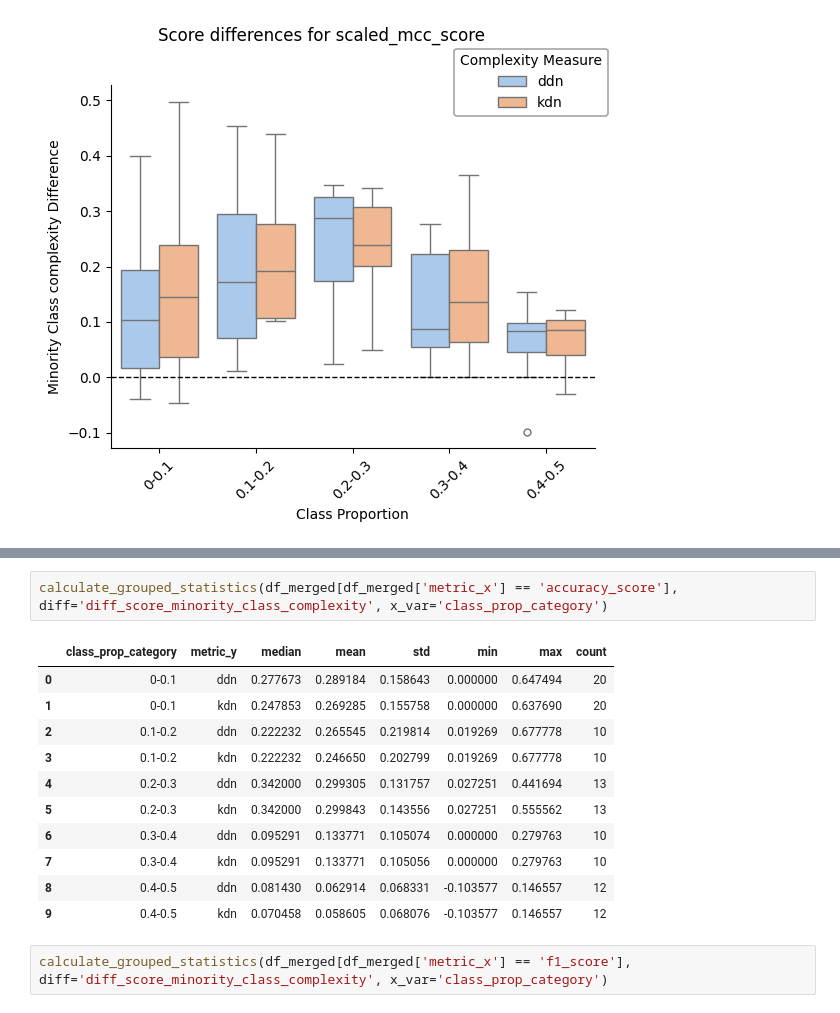
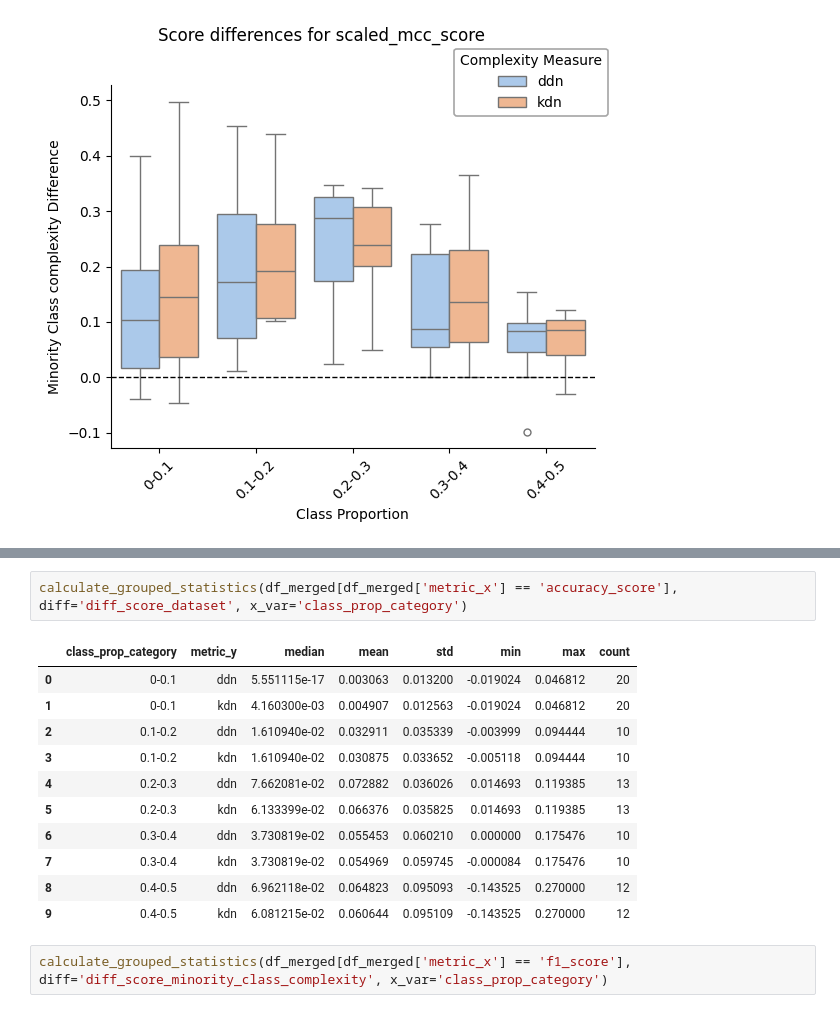
Before and after one commit to URJCDSLab/dynamic_disagreeing_neighbors, a Jupyter notebook: notebooks/best_complexity_across_proportion.ipynb, the cells around one changed output, grey strips where cells are left out. Cells and saved outputs as stored; diff of their text form.

```diff
--- a/notebooks/best_complexity_across_proportion.ipynb
+++ b/notebooks/best_complexity_across_proportion.ipynb
@@ -68,17 +75,17 @@ plot_score_differences_vars(df_merged, diff='diff_score_minority_class_complexit
 # %%
-calculate_grouped_statistics(df_merged[df_merged['metric_x'] == 'accuracy_score'], diff='diff_score_minority_class_complexity', x_var='class_prop_category')
+calculate_grouped_statistics(df_merged[df_merged['metric_x'] == 'accuracy_score'], diff='diff_score_dataset', x_var='class_prop_category')
 # %% [output]
 |  | class_prop_category | metric_y | median | mean | std | min | max | count |
-| 0 | 0-0.1 | ddn | 0.277673 | 0.289184 | 0.158643 | 0.000000 | 0.647494 | 20 |
-| 1 | 0-0.1 | kdn | 0.247853 | 0.269285 | 0.155758 | 0.000000 | 0.637690 | 20 |
-| 2 | 0.1-0.2 | ddn | 0.222232 | 0.265545 | 0.219814 | 0.019269 | 0.677778 | 10 |
-| 3 | 0.1-0.2 | kdn | 0.222232 | 0.246650 | 0.202799 | 0.019269 | 0.677778 | 10 |
-| 4 | 0.2-0.3 | ddn | 0.342000 | 0.299305 | 0.131757 | 0.027251 | 0.441694 | 13 |
-| 5 | 0.2-0.3 | kdn | 0.342000 | 0.299843 | 0.143556 | 0.027251 | 0.555562 | 13 |
-| 6 | 0.3-0.4 | ddn | 0.095291 | 0.133771 | 0.105074 | 0.000000 | 0.279763 | 10 |
-| 7 | 0.3-0.4 | kdn | 0.095291 | 0.133771 | 0.105056 | 0.000000 | 0.279763 | 10 |
-| 8 | 0.4-0.5 | ddn | 0.081430 | 0.062914 | 0.068331 | -0.103577 | 0.146557 | 12 |
-| 9 | 0.4-0.5 | kdn | 0.070458 | 0.058605 | 0.068076 | -0.103577 | 0.146557 | 12 |
+| 0 | 0-0.1 | ddn | 5.551115e-17 | 0.003063 | 0.013200 | -0.019024 | 0.046812 | 20 |
+| 1 | 0-0.1 | kdn | 4.160300e-03 | 0.004907 | 0.012563 | -0.019024 | 0.046812 | 20 |
+| 2 | 0.1-0.2 | ddn | 1.610940e-02 | 0.032911 | 0.035339 | -0.003999 | 0.094444 | 10 |
+| 3 | 0.1-0.2 | kdn | 1.610940e-02 | 0.030875 | 0.033652 | -0.005118 | 0.094444 | 10 |
+| 4 | 0.2-0.3 | ddn | 7.662081e-02 | 0.072882 | 0.036026 | 0.014693 | 0.119385 | 13 |
+| 5 | 0.2-0.3 | kdn | 6.133399e-02 | 0.066376 | 0.035825 | 0.014693 | 0.119385 | 13 |
+| 6 | 0.3-0.4 | ddn | 3.730819e-02 | 0.055453 | 0.060210 | 0.000000 | 0.175476 | 10 |
+| 7 | 0.3-0.4 | kdn | 3.730819e-02 | 0.054969 | 0.059745 | -0.000084 | 0.175476 | 10 |
+| 8 | 0.4-0.5 | ddn | 6.962118e-02 | 0.064823 | 0.095093 | -0.143525 | 0.270000 | 12 |
+| 9 | 0.4-0.5 | kdn | 6.081215e-02 | 0.060644 | 0.095109 | -0.143525 | 0.270000 | 12 |
 # %%
 calculate_grouped_statistics(df_merged[df_merged['metric_x'] == 'f1_score'], diff='diff_score_minority_class_complexity', x_var='class_prop_category')
 # %% [output]
```
Also changed, not shown: parts of 4 cells of this notebook, 4 other files.
